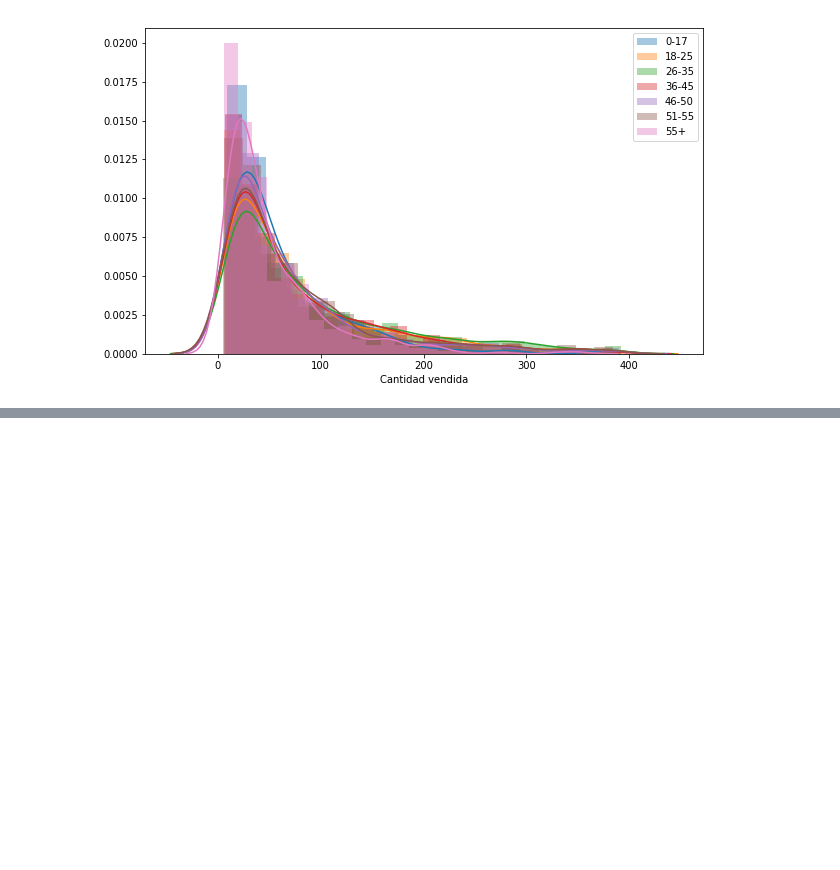
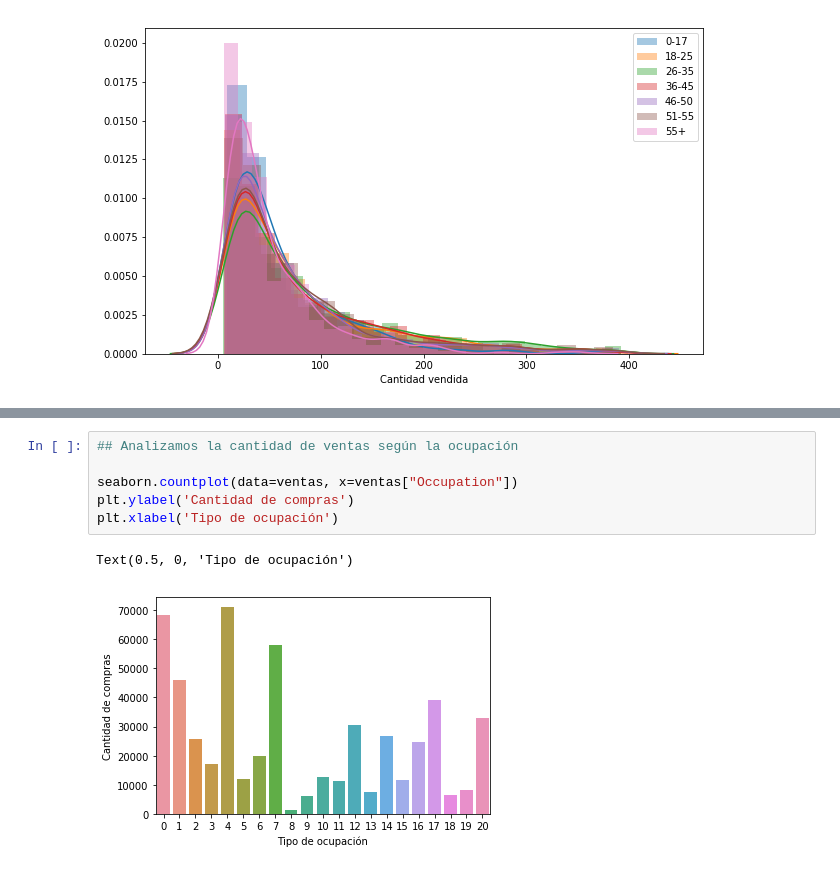
Before and after one commit to FranciscoEspinosa/Mentorias, a Jupyter notebook: 01_analysis_visualization.ipynb, the cells around one changed output, grey strips where cells are left out. Drawn from its saved outputs; the diff is of its cells as text; blank space fills up the shorter version.

```diff
--- a/01_analysis_visualization.ipynb
+++ b/01_analysis_visualization.ipynb
@@ -1285,0 +1344,9 @@ plt.legend()
+# %%
+## Analizamos la cantidad de ventas según la ocupación
+
+seaborn.countplot(data=ventas, x=ventas["Occupation"])
+plt.ylabel('Cantidad de compras')
+plt.xlabel('Tipo de ocupación')
+# %% [output]
+Text(0.5, 0, 'Tipo de ocupación')
+[figure, added]
```
Also changed, not shown: parts of 9 cells of this notebook.
